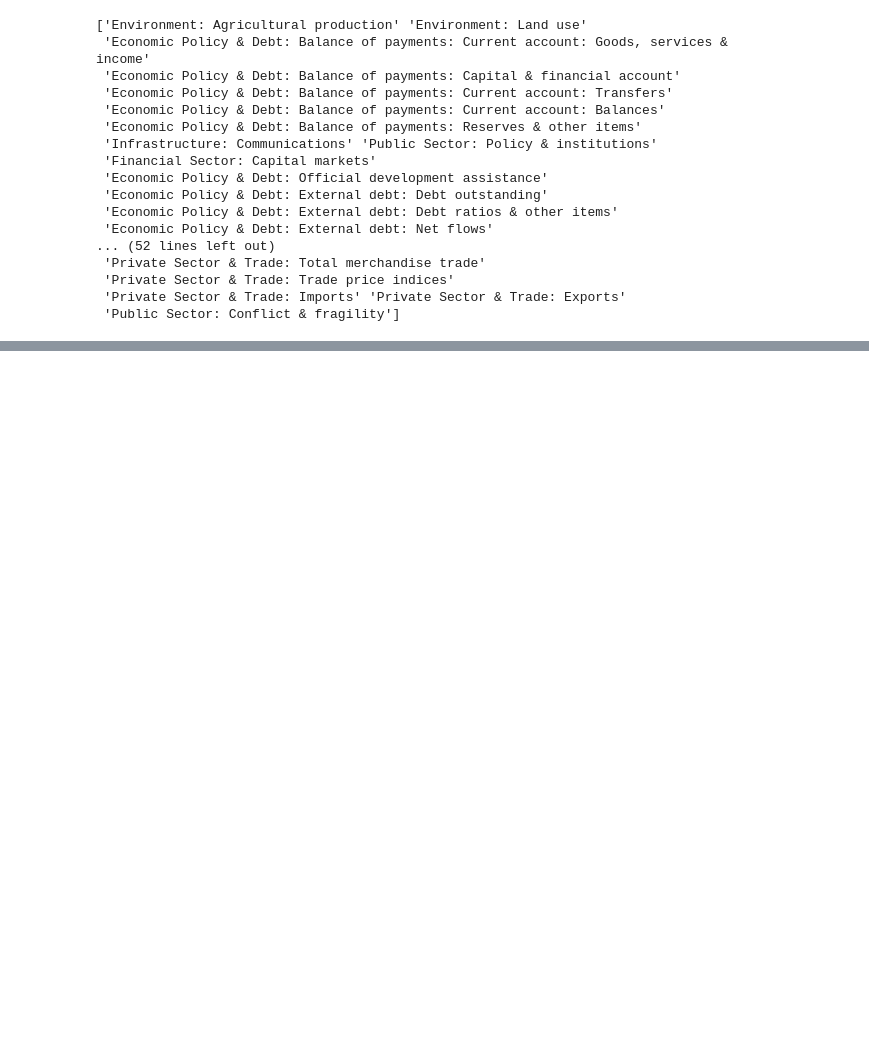
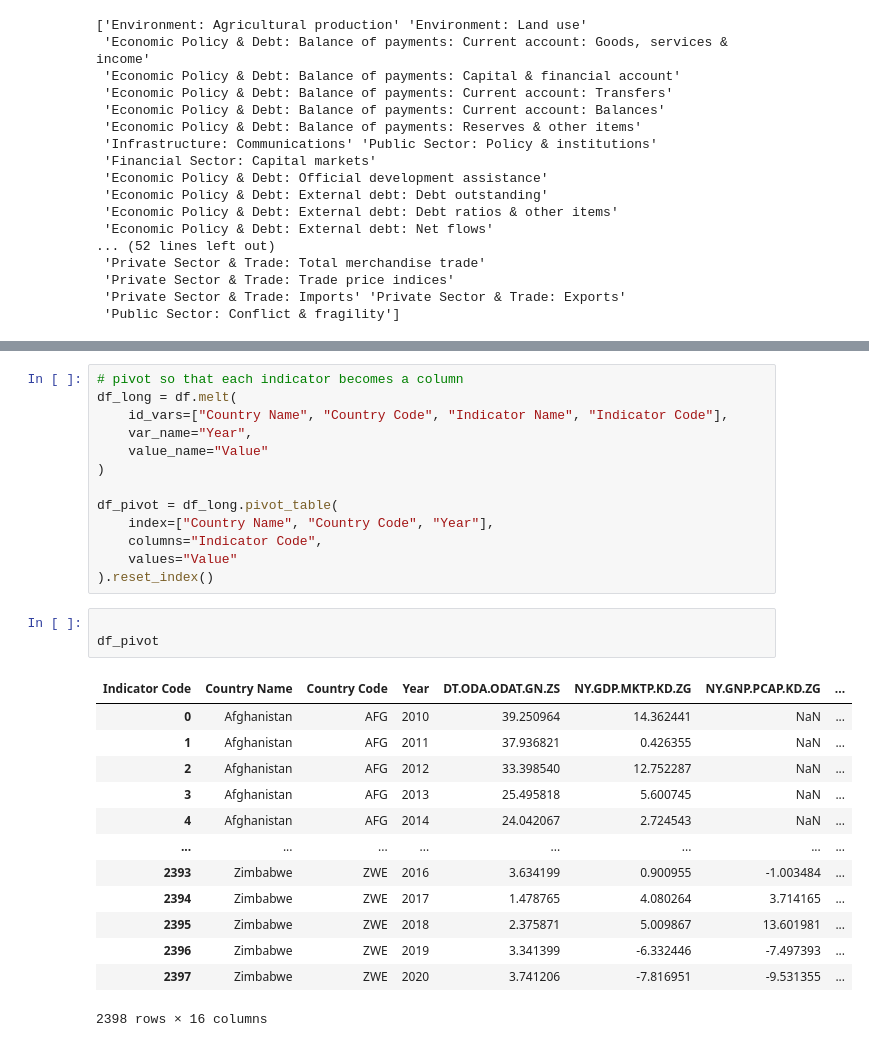
Before and after one commit to mseshan/DS3001Project, a Jupyter notebook: wrangling.ipynb, the cells around one changed output, grey strips where cells are left out. Saved outputs shown, nothing was run; the diff lists cells and outputs as text; blank space fills up the shorter version.

```diff
--- a/wrangling.ipynb
+++ b/wrangling.ipynb
@@ -74,0 +134,30 @@ oda.head()
+# %%
+# pivot so that each indicator becomes a column
+df_long = df.melt(
+    id_vars=["Country Name", "Country Code", "Indicator Name", "Indicator Code"],
+    var_name="Year",
+    value_name="Value"
+)
+
+df_pivot = df_long.pivot_table(
+    index=["Country Name", "Country Code", "Year"],
+    columns="Indicator Code",
+    values="Value"
+).reset_index()
+# %%
+
+df_pivot
+# %% [output]
+| Indicator Code | Country Name | Country Code | Year | DT.ODA.ODAT.GN.ZS | NY.GDP.MKTP.KD.ZG | NY.GNP.PCAP.KD.ZG | ... |
+| 0 | Afghanistan | AFG | 2010 | 39.250964 | 14.362441 | NaN | ... |
+| 1 | Afghanistan | AFG | 2011 | 37.936821 | 0.426355 | NaN | ... |
+| 2 | Afghanistan | AFG | 2012 | 33.398540 | 12.752287 | NaN | ... |
+| 3 | Afghanistan | AFG | 2013 | 25.495818 | 5.600745 | NaN | ... |
+| 4 | Afghanistan | AFG | 2014 | 24.042067 | 2.724543 | NaN | ... |
+| ... | ... | ... | ... | ... | ... | ... | ... |
+| 2393 | Zimbabwe | ZWE | 2016 | 3.634199 | 0.900955 | -1.003484 | ... |
+| 2394 | Zimbabwe | ZWE | 2017 | 1.478765 | 4.080264 | 3.714165 | ... |
+| 2395 | Zimbabwe | ZWE | 2018 | 2.375871 | 5.009867 | 13.601981 | ... |
+| 2396 | Zimbabwe | ZWE | 2019 | 3.341399 | -6.332446 | -7.497393 | ... |
+| 2397 | Zimbabwe | ZWE | 2020 | 3.741206 | -7.816951 | -9.531355 | ... |
+2398 rows × 16 columns
```
Also changed, not shown: parts of 7 cells of this notebook, 1 other file.
